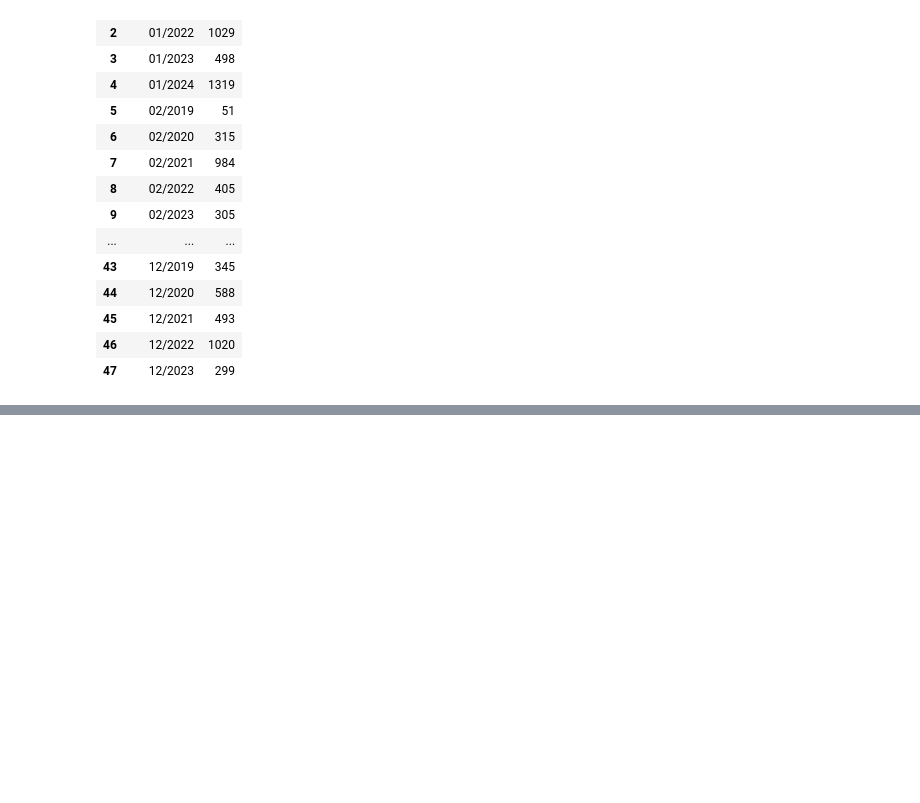
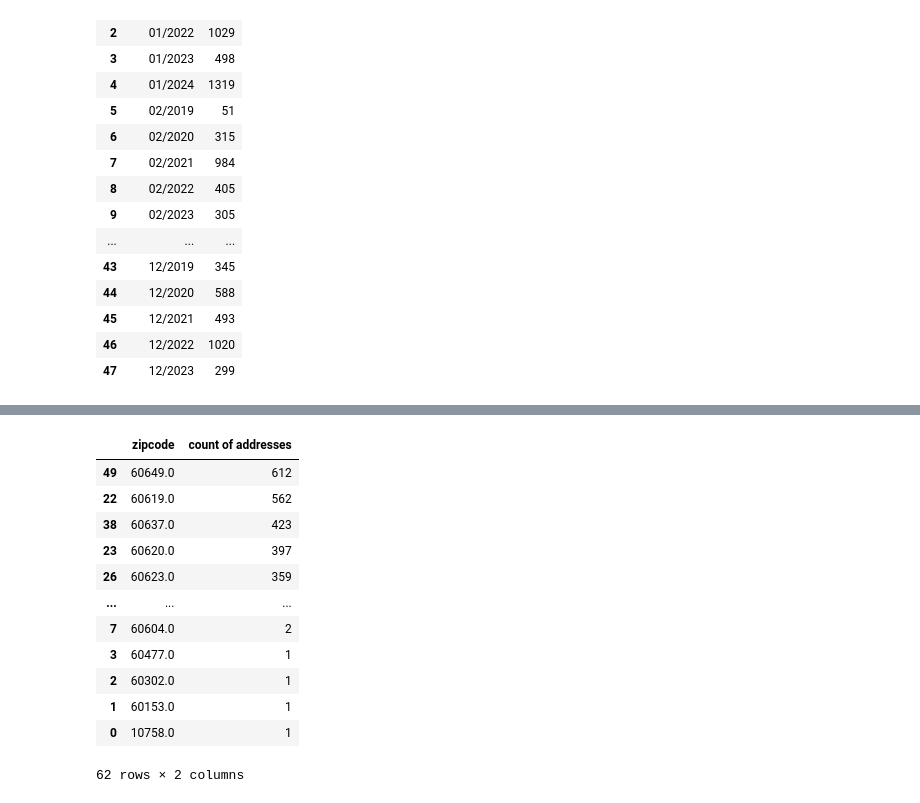
Before and after one commit to amyq96/stories, a Jupyter notebook: no-heat/notebooks/analyze-addresses.ipynb, the cells around one changed output, grey strips where cells are left out. Cells and saved outputs as stored; diff of their text form; code cells hidden in the pictures; blank space fills up the shorter version.

```diff
--- a/no-heat/notebooks/analyze-addresses.ipynb
+++ b/no-heat/notebooks/analyze-addresses.ipynb
@@ -173,0 +194,18 @@ complaints_by_zip
+# %%
+# group by number of unique problem addresses by zipcode
+address_count_by_zip = zdf.groupby('zipcode')['street_address'].nunique().reset_index(name='count of addresses').sort_values('count of addresses', ascending=False)
+address_count_by_zip
+# %% [output]
+|  | zipcode | count of addresses |
+| 49 | 60649.0 | 612 |
+| 22 | 60619.0 | 562 |
+| 38 | 60637.0 | 423 |
+| 23 | 60620.0 | 397 |
+| 26 | 60623.0 | 359 |
+| ... | ... | ... |
+| 7 | 60604.0 | 2 |
+| 3 | 60477.0 | 1 |
+| 2 | 60302.0 | 1 |
+| 1 | 60153.0 | 1 |
+| 0 | 10758.0 | 1 |
+62 rows × 2 columns
```
Also changed, not shown: parts of 11 cells of this notebook, 1 other file.
